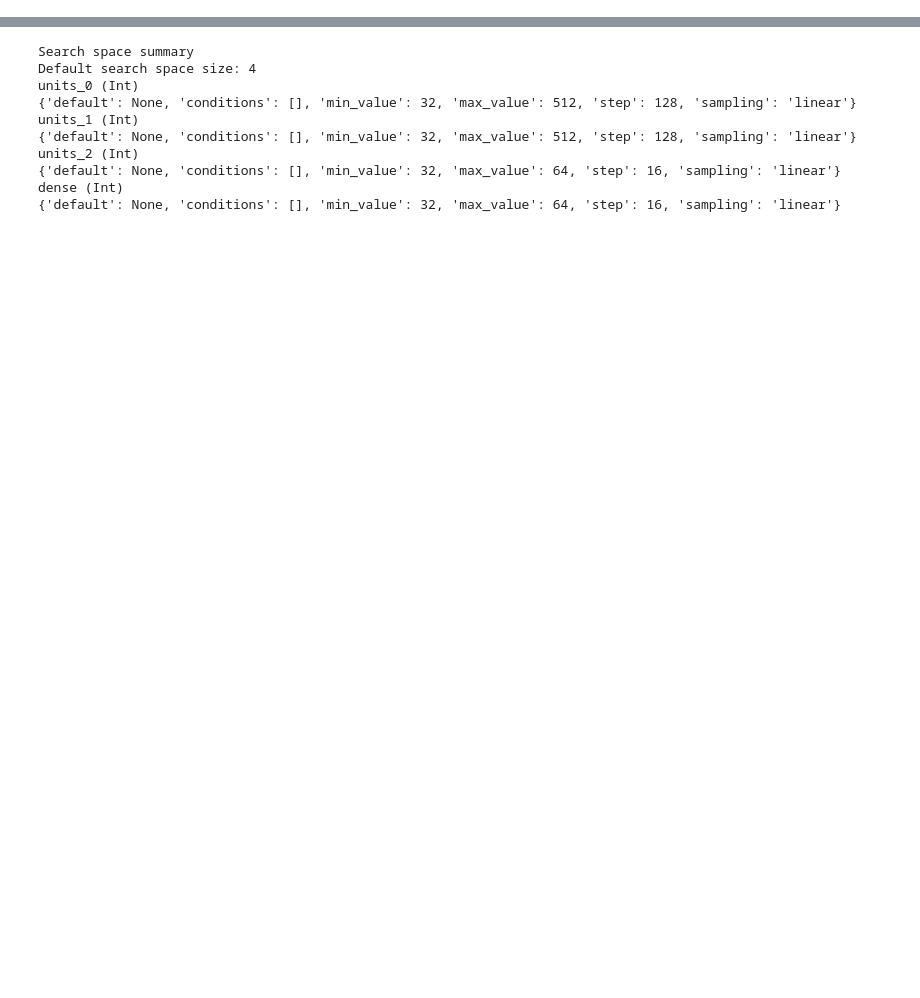
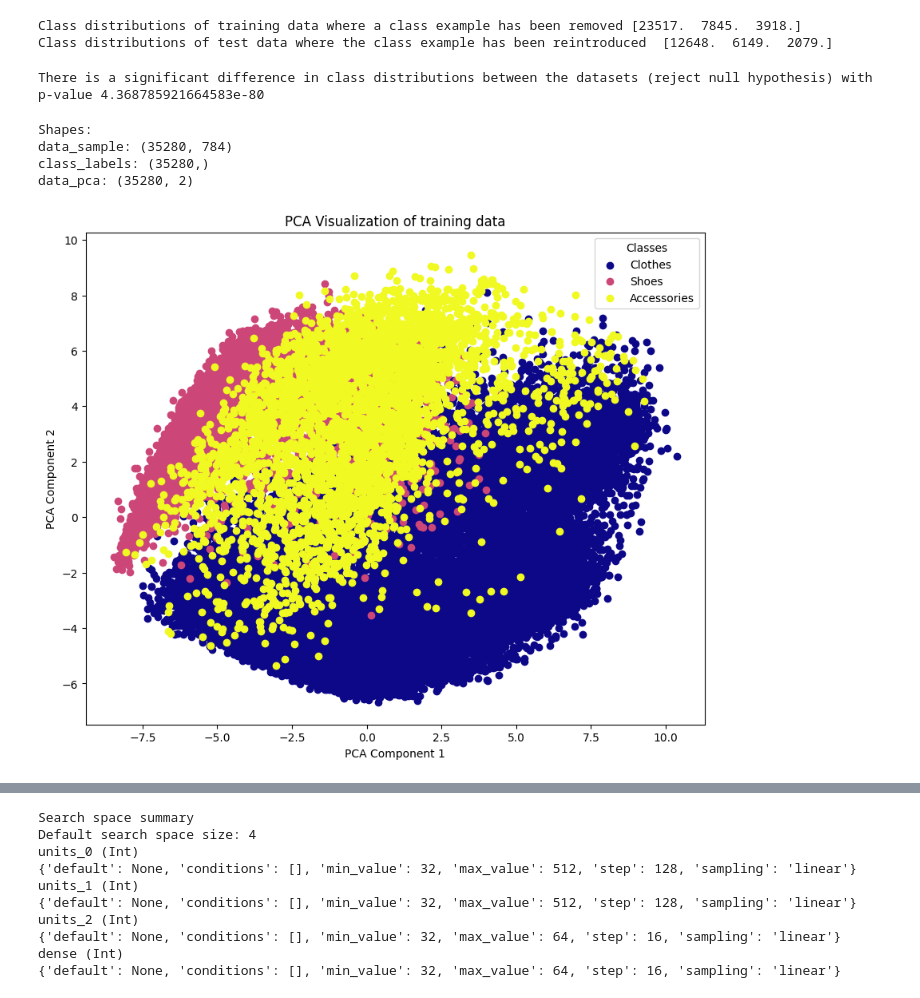
Before and after one commit to aurorasuper/driftdetection, a Jupyter notebook: fasion_mnist_example.ipynb, the cells around one changed output, grey strips where cells are left out. Saved outputs shown, nothing was run; the diff lists cells and outputs as text; code cells hidden in the pictures; blank space fills up the shorter version.

```diff
--- a/fasion_mnist_example.ipynb
+++ b/fasion_mnist_example.ipynb
@@ -285,0 +210,12 @@ Drift indices:2001, 13494, 21505, 33999
+# %%
+from scipy.stats import chi2_contingency
+
+# Calculate observed class frequencies for dataset 1 and dataset 2
+class_counts_dataset1 = np.sum(data.train_labels_super, axis=0)
+class_counts_dataset2 = np.sum(data.simulation_labels_super, axis=0)
+
+print(f"Class distributions of training data where a class example has been removed {class_counts_dataset1}")
+print(f"Class distributions of test data where the class example has been reintroduced  {class_counts_dataset2}")
+# %% [output]
+Class distributions of training data where a class example has been removed [23517.  7845.  3918.]
+Class distributions of test data where the class example has been reintroduced  [12648.  6149.  2079.]
@@ -285,0 +225,60 @@ Drift indices:2001, 13494, 21505, 33999
+# %%
+# ensure significant difference in class distributions before and after reintruction of removed data
+# Perform Chi-squared test
+chi2_stat, p_val, _, _ = chi2_contingency([class_counts_dataset1, class_counts_dataset2])
+
+# Interpret the results
+alpha = 0.05
+if p_val < alpha:
+    print(f"There is a significant difference in class distributions between the datasets (reject null hypothesis) with p-value {p_val}")
+else:
+    print("There is no significant difference in class distributions between the datasets (fail to reject null hypothesis)")
+# %% [output]
+There is a significant difference in class distributions between the datasets (reject null hypothesis) with p-value 4.368785921664583e-80
+# %%
+import matplotlib.pyplot as plt
+from sklearn.decomposition import PCA
+import pandas as pd
+import plotly.express as px
+
+
+data_x = data.train_images
+n_samples = len(data_x)
+data_sample = data_x.reshape((n_samples, -1))
+target = data.train_labels_super
+
+# target is one-hot encoded, convert it to class labels
+class_labels = np.argmax(target, axis=1)
+
+pca = PCA(n_components=2)
+data_pca = pca.fit_transform(data_sample)
+
+# Print out shapes and contents for debugging
+print("Shapes:")
+print("data_sample:", data_sample.shape)
+print("class_labels:", class_labels.shape)
+print("data_pca:", data_pca.shape)
+
+df_pca = pd.DataFrame({'target': map(lambda x : str(x),class_labels), 'x': data_pca[:, 0], 'y': data_pca[:, 1]})
+
+plt.figure(figsize=(10, 8))
+# Unique categories and color map
+categories = np.unique(df_pca['target'])
+colors = plt.cm.plasma(np.linspace(0, 1, len(categories)))  # Generate a color map
+
+for category, color in zip(categories, colors):
+    mask = df_pca['target'] == category
+    plt.scatter(df_pca['x'][mask], df_pca['y'][mask], color=color, label=data.new_class_names[int(category)])
+
+plt.xlabel('PCA Component 1')
+plt.ylabel('PCA Component 2')
+plt.title('PCA Visualization of training data')
+plt.legend(title="Classes")
+plt.savefig('PCA_training_refined.png')
+plt.show()
+# %% [output]
+Shapes:
+data_sample: (35280, 784)
+class_labels: (35280,)
+data_pca: (35280, 2)
+[figure, new version]
```
Also changed, not shown: parts of 56 cells of this notebook, 17 other files.
